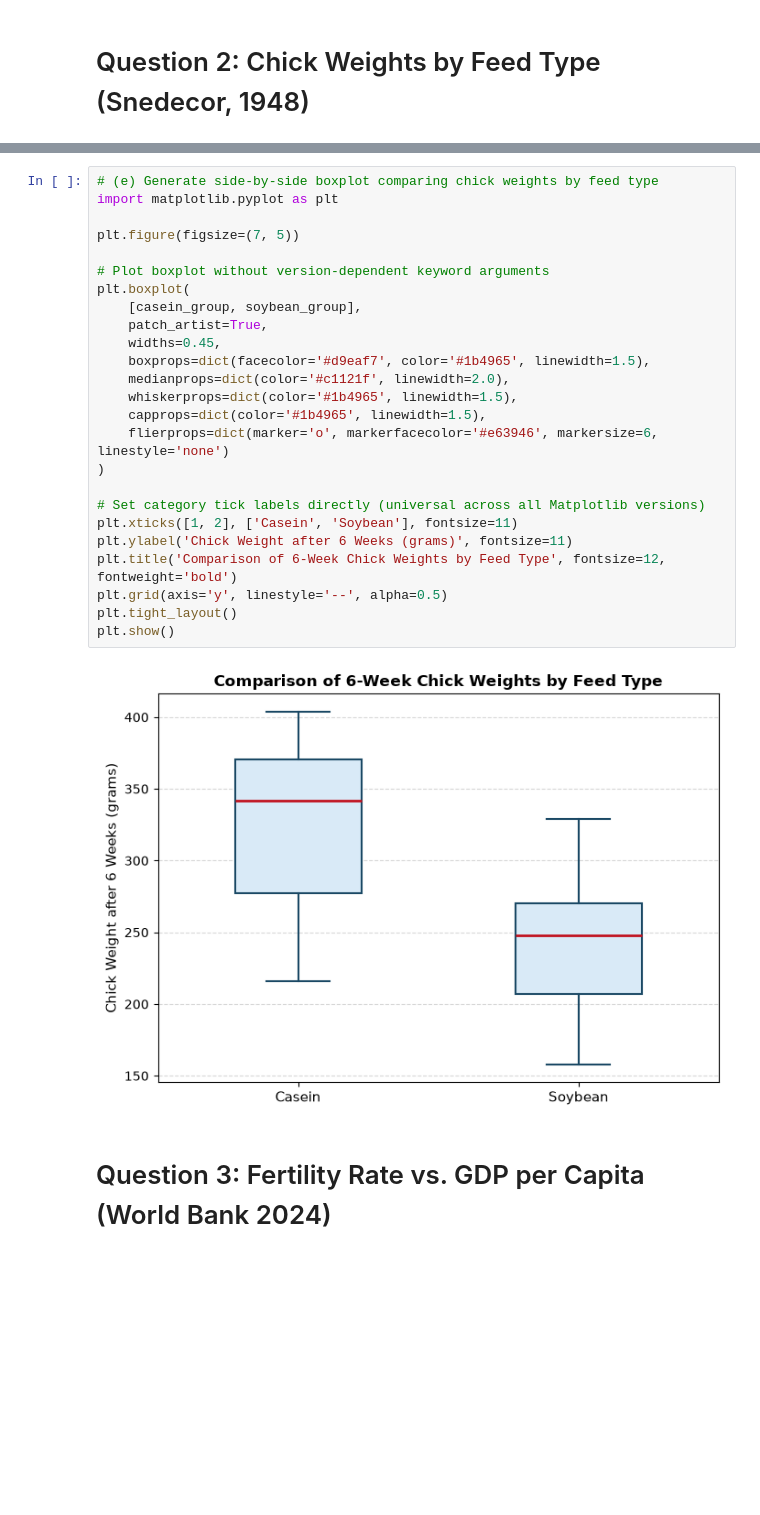
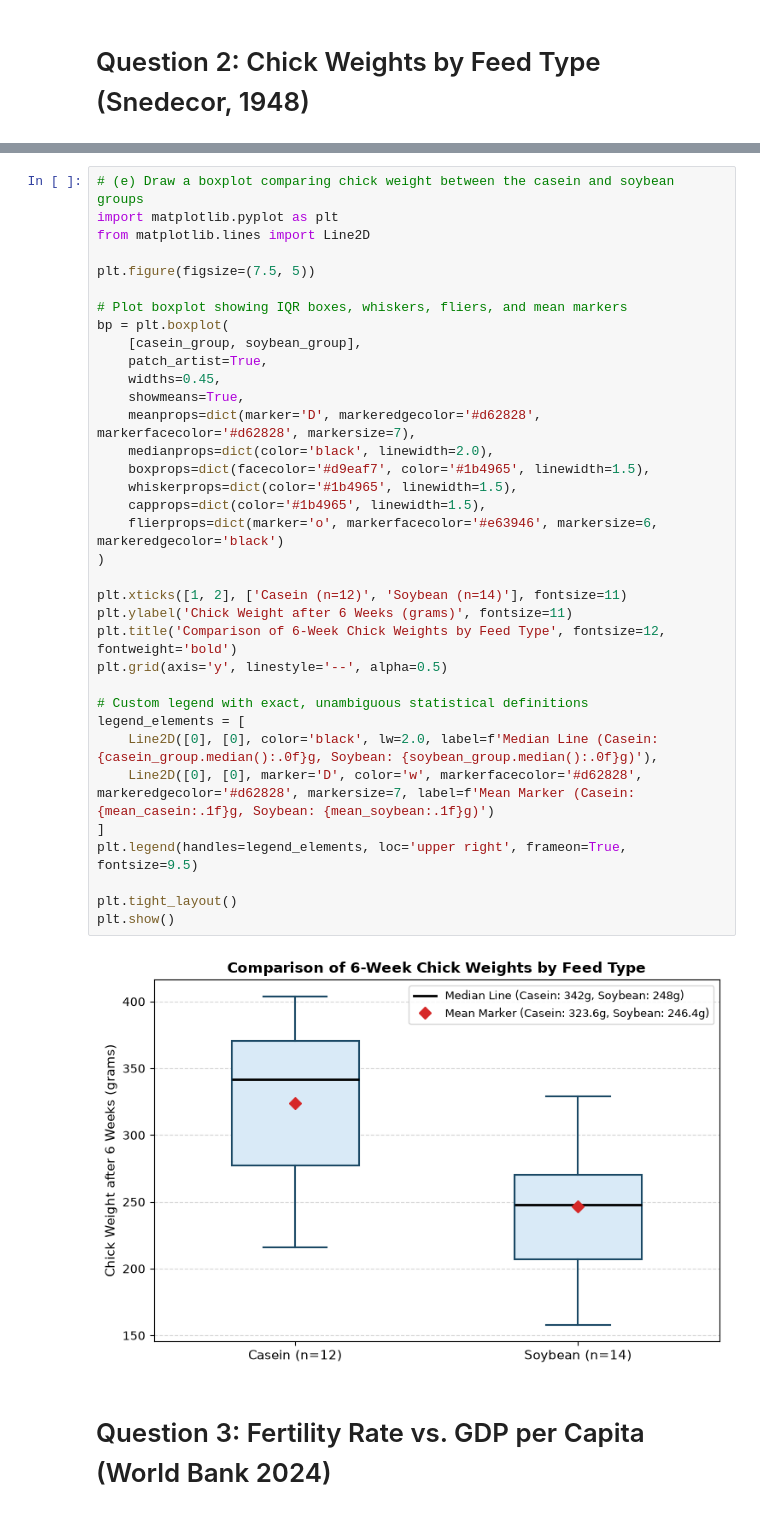
Before and after one commit to Alaindeve1/DIAML_3, a Jupyter notebook: nalain_DIAML_Assignment3.ipynb, the cells around one changed output, grey strips where cells are left out. Cells and saved outputs as stored; diff of their text form; blank space fills up the shorter version.

```diff
--- a/nalain_DIAML_Assignment3.ipynb
+++ b/nalain_DIAML_Assignment3.ipynb
@@ -178,30 +272,40 @@ print(f"Standardized effect size (Cohen's d): {cohens_d:.2f}")
 # %%
-# (e) Generate side-by-side boxplot comparing chick weights by feed type
+# (e) Draw a boxplot comparing chick weight between the casein and soybean groups
 import matplotlib.pyplot as plt
+from matplotlib.lines import Line2D
 
-plt.figure(figsize=(7, 5))
+plt.figure(figsize=(7.5, 5))
 
-# Plot boxplot without version-dependent keyword arguments
-plt.boxplot(
+# Plot boxplot showing IQR boxes, whiskers, fliers, and mean markers
+bp = plt.boxplot(
     [casein_group, soybean_group],
     patch_artist=True,
     widths=0.45,
+    showmeans=True,
+    meanprops=dict(marker='D', markeredgecolor='#d62828', markerfacecolor='#d62828', markersize=7),
+    medianprops=dict(color='black', linewidth=2.0),
     boxprops=dict(facecolor='#d9eaf7', color='#1b4965', linewidth=1.5),
-    medianprops=dict(color='#c1121f', linewidth=2.0),
     whiskerprops=dict(color='#1b4965', linewidth=1.5),
     capprops=dict(color='#1b4965', linewidth=1.5),
-    flierprops=dict(marker='o', markerfacecolor='#e63946', markersize=6, linestyle='none')
+    flierprops=dict(marker='o', markerfacecolor='#e63946', markersize=6, markeredgecolor='black')
 )
 
-# Set category tick labels directly (universal across all Matplotlib versions)
-plt.xticks([1, 2], ['Casein', 'Soybean'], fontsize=11)
+plt.xticks([1, 2], ['Casein (n=12)', 'Soybean (n=14)'], fontsize=11)
 plt.ylabel('Chick Weight after 6 Weeks (grams)', fontsize=11)
 plt.title('Comparison of 6-Week Chick Weights by Feed Type', fontsize=12, fontweight='bold')
 plt.grid(axis='y', linestyle='--', alpha=0.5)
+
+# Custom legend with exact, unambiguous statistical definitions
+legend_elements = [
+    Line2D([0], [0], color='black', lw=2.0, label=f'Median Line (Casein: {casein_group.median():.0f}g, Soybean: {soybean_group.median():.0f}g)'),
+    Line2D([0], [0], marker='D', color='w', markerfacecolor='#d62828', markeredgecolor='#d62828', markersize=7, label=f'Mean Marker (Casein: {mean_casein:.1f}g, Soybean: {mean_soybean:.1f}g)')
+]
+plt.legend(handles=legend_elements, loc='upper right', frameon=True, fontsize=9.5)
+
 plt.tight_layout()
 plt.show()
 # %% [output]
-[figure, old version]
+[figure, new version]
 # %% [markdown]
 # Question 3: Fertility Rate vs. GDP per Capita (World Bank 2024)
 # %%
```
Also changed, not shown: parts of 19 cells of this notebook.
